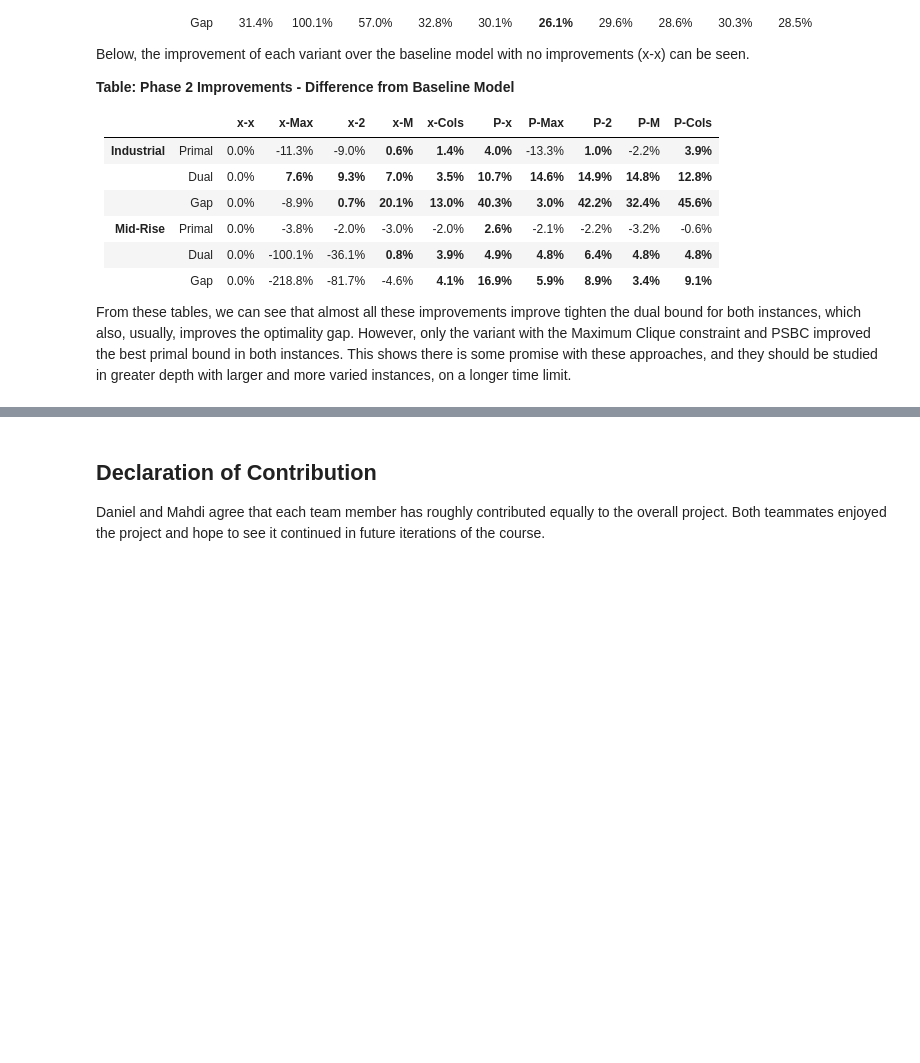
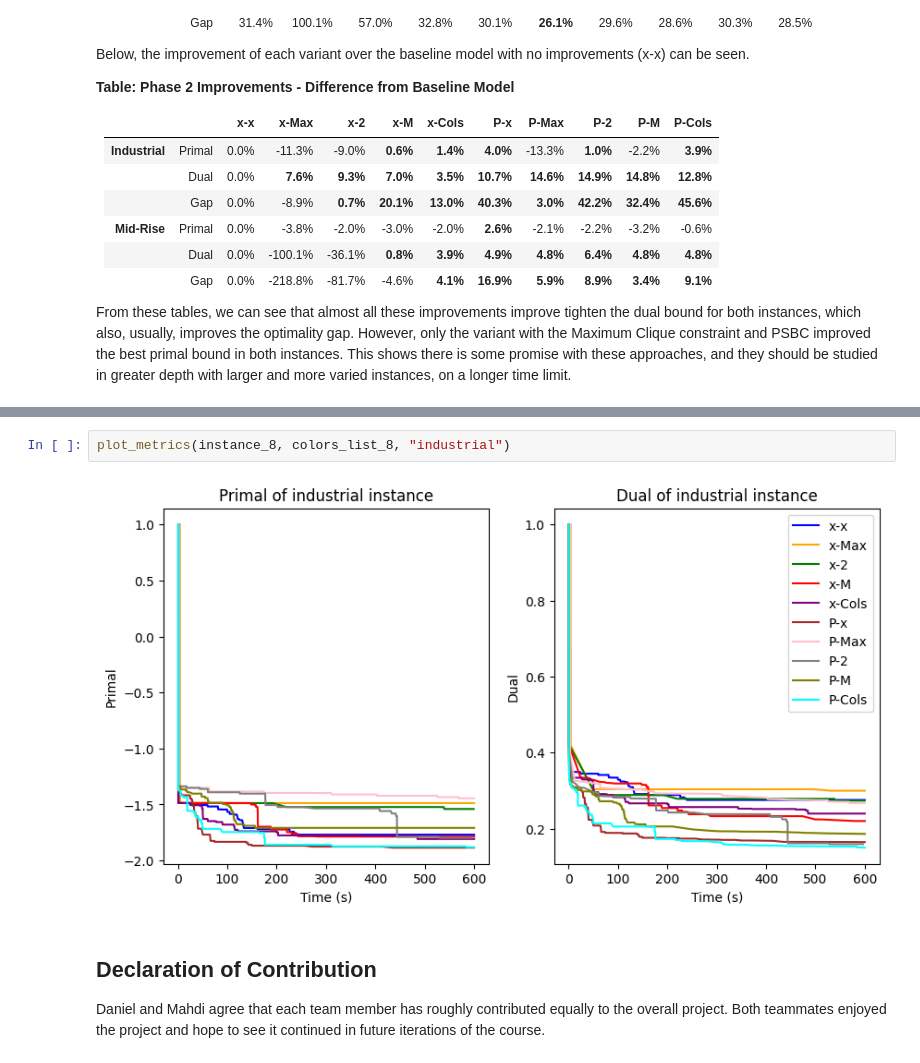
Before and after one commit to mainbrm1380/MIE1603-1653, a Jupyter notebook: MIE1603-1653-Group4-Report.ipynb, the cells around one changed output, grey strips where cells are left out. Cells and saved outputs as stored; diff of their text form; blank space fills up the shorter version.

```diff
--- a/MIE1603-1653-Group4-Report.ipynb
+++ b/MIE1603-1653-Group4-Report.ipynb
@@ -1393,3 +1507,7 @@ From these tables, we can see that almost all these improvements improve tighten
+# %%
+plot_metrics(instance_8, colors_list_8, "industrial")
+# %% [output]
+[figure, added]
 # %% [markdown]
 ## Declaration of Contribution
 
```
Also changed, not shown: parts of 9 cells of this notebook.
